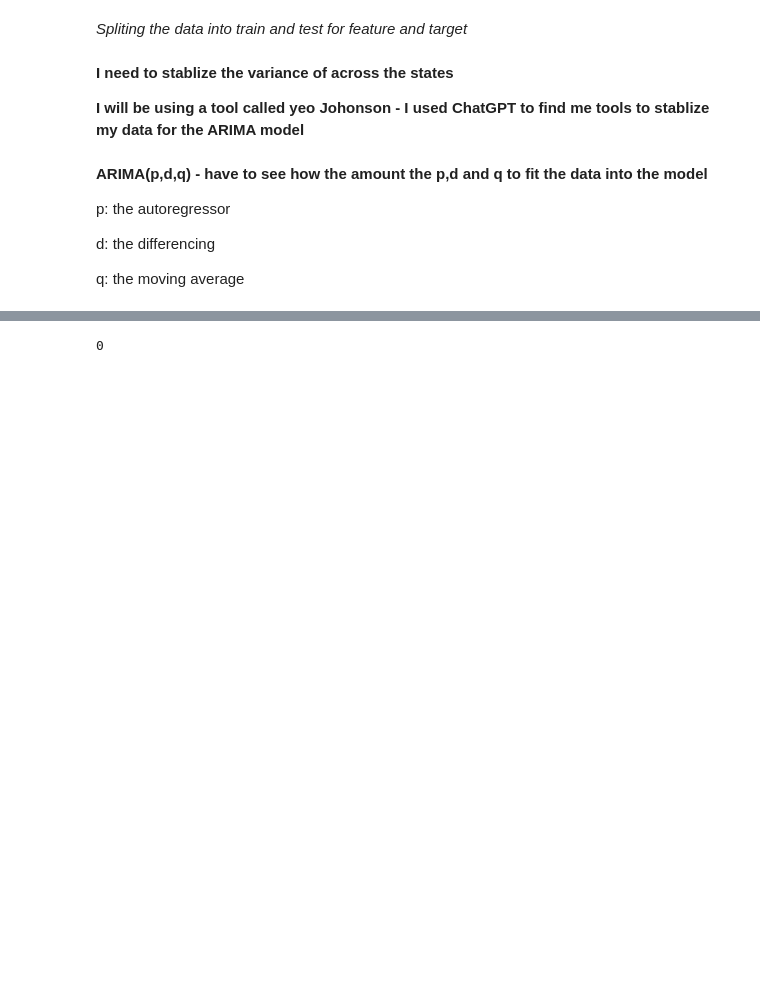
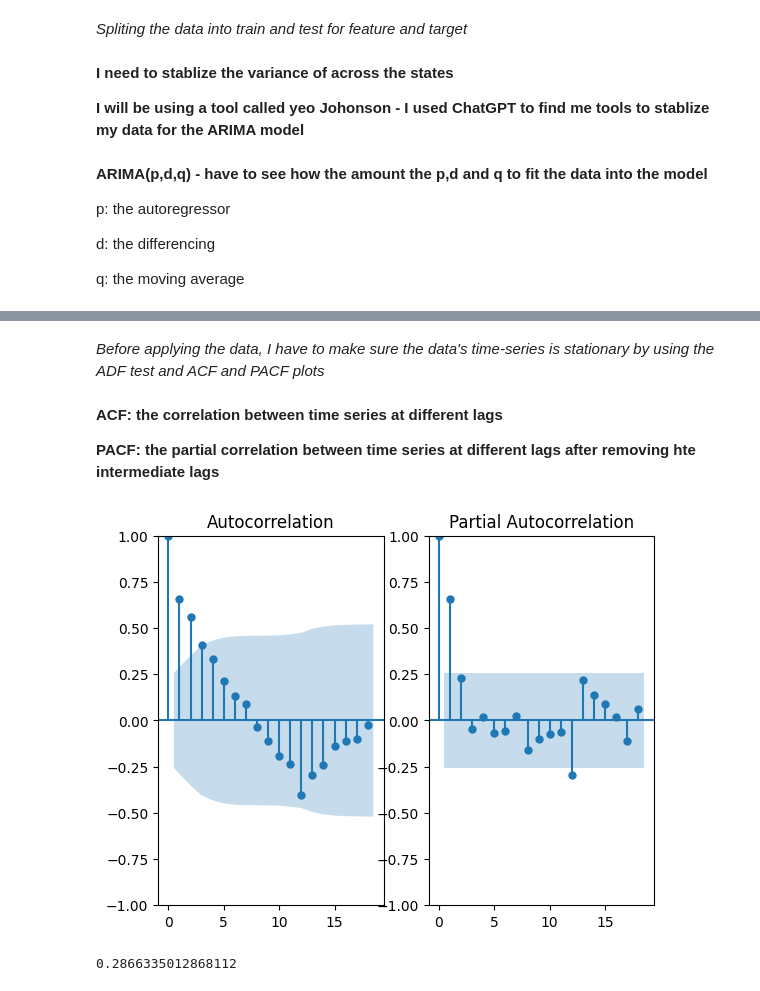
Before and after one commit to DiaHere/Food-and-Beverage-across-all-US-states-Analysis, a Jupyter notebook: notebook.ipynb, the cells around one changed output, grey strips where cells are left out. Cells and saved outputs as stored; diff of their text form; code cells hidden in the pictures; blank space fills up the shorter version.

```diff
--- a/notebook.ipynb
+++ b/notebook.ipynb
@@ -590,14 +589,3 @@ plt.show()
 With the help of this video: https://www.youtube.com/watch?v=-aCF0_wfVwY
 # %% [markdown]
 *Preprocessing for a data split*
-# %%
-# make sure month column is not there
-if 'month' in df.columns:
-    df.drop(columns = 'month', inplace=True)
-
-# set the time series as the index
-if df.index.name != 'observation_date':
-    df.set_index('observation_date', inplace = True)
-
-df_model =df.copy()
-df_model
@@ -621,0 +592,3 @@ y = df_model.values # Target
+# %%
+df_model = pd.Series(df['WA'].values, index = df['observation_date'])
+df_model
@@ -636,13 +623,16 @@ test = df_model.iloc[split_point:]
 # Create the object to transform the data
 pt = PowerTransformer(method='yeo-johnson', standardize=False)
 
+raw_train = train.values.reshape(-1,1)
+raw_test = test.values.reshape(-1,1)
+
 # Transform both train and test datas
-y_train_trans = pt.fit_transform(train.values)
-y_test_trans  = pt.transform(test.values)
+y_train_trans = pt.fit_transform(raw_train).flatten()
+y_test_trans  = pt.transform(raw_test).flatten()
 
 # Convert back from arrays to dataframes
-y_train_df = pd.DataFrame(y_train_trans, index = train.index, columns = train.columns)
-y_test_df = pd.DataFrame(y_test_trans, index = test.index, columns = test.columns)
+y_train_sr = pd.Series(y_train_trans, index = train.index)
+y_test_sr = pd.Series(y_test_trans, index = test.index)
 # %% [markdown]
 **ARIMA(p,d,q) - have to see how the amount the p,d and q to fit the data into the model**
 
@@ -731,31 +644,22 @@ Freq: MS, dtype: float64
-# %%
-diagnostics = {}
-
-for state, info in models_result.items():
-    resid = info["residuals"]  # pandas Series of residuals
-
-    mean_resid = resid.mean()
-    var_resid  = resid.var()
-
-    lb = acorr_ljungbox(resid, lags=[12], return_df=True)
-    lb_pvalue = lb["lb_pvalue"].iloc[0]
-
-    _, norm_pvalue = normaltest(resid)
-
-    diagnostics[state] = {
-        "mean_resid":    mean_resid,
-        "var_resid":     var_resid,
-        "lb_pvalue(12)": lb_pvalue,
-        "norm_pvalue":   norm_pvalue,
-    }
-
-states_passed_resid = [
-    state for state, d in diagnostics.items()
-    if abs(d["mean_resid"]) < 1e-6
-       and d["lb_pvalue(12)"] > 0.05
-       and d["norm_pvalue"] > 0.05
-]
-
-print(int(1e-6))
-# %% [output]
-0
+# %% [markdown]
+*Before applying the data, I have to make sure the data's time-series is stationary by using the ADF test and ACF and PACF plots*
+# %% [markdown]
+**ACF: the correlation between time series at different lags**
+
+**PACF: the partial correlation between time series at different lags after removing hte intermediate lags**
+# %%
+# ploting the train data to see how stationary it is
+fig, ax = plt.subplots(1,2)
+
+plot_acf(y_train_sr, ax = ax[0])
+plot_pacf(y_train_sr, ax = ax[1])
+plt.show()
+# %% [output]
+[figure, added]
+# %%
+# ADF test to check if the data is stationary
+# Must be below 0.05 p-value
+result = adfuller(y_train_sr)
+result[1]
+# %% [output]
+0.2866335012868112
```
Also changed, not shown: parts of 24 cells of this notebook.
